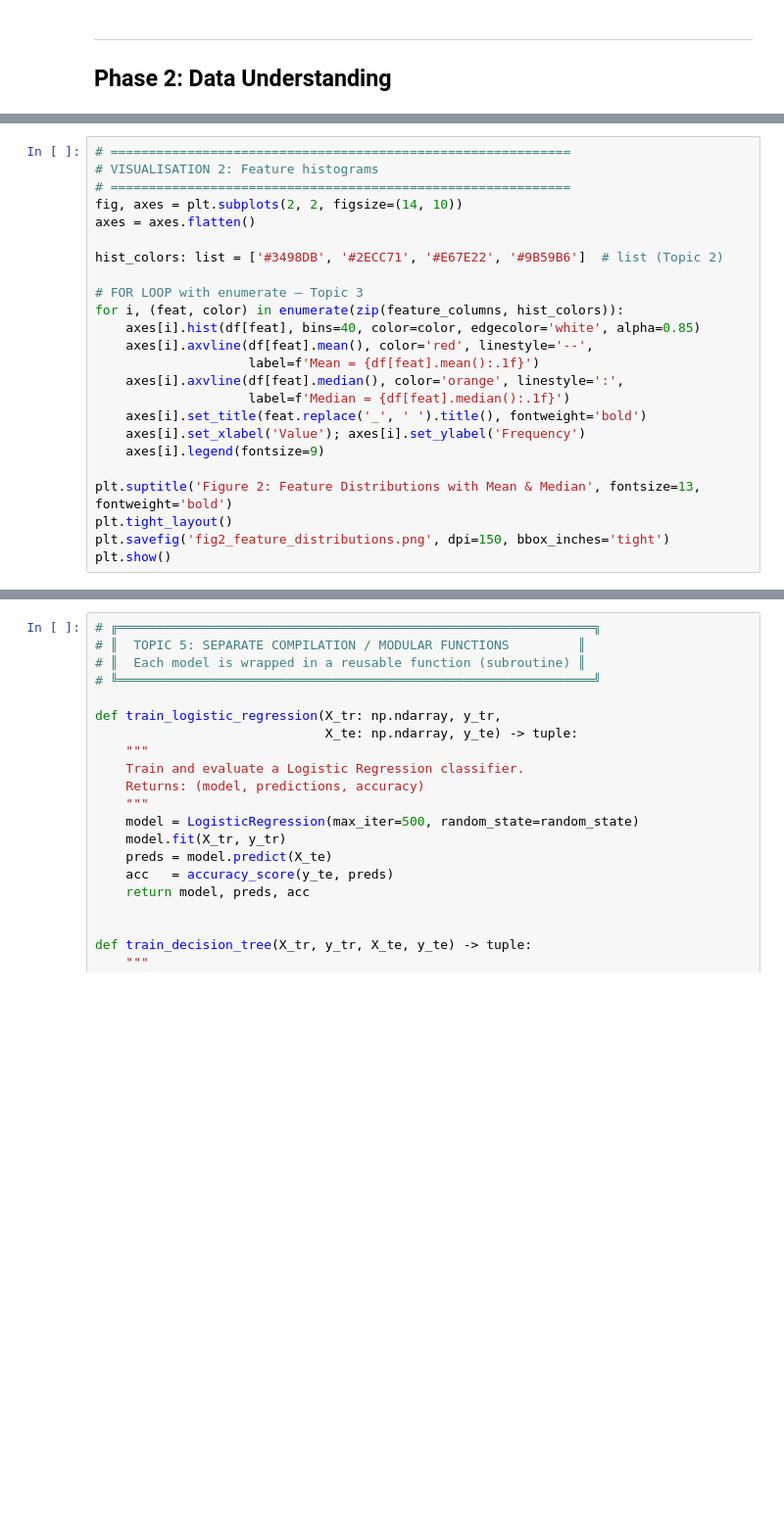
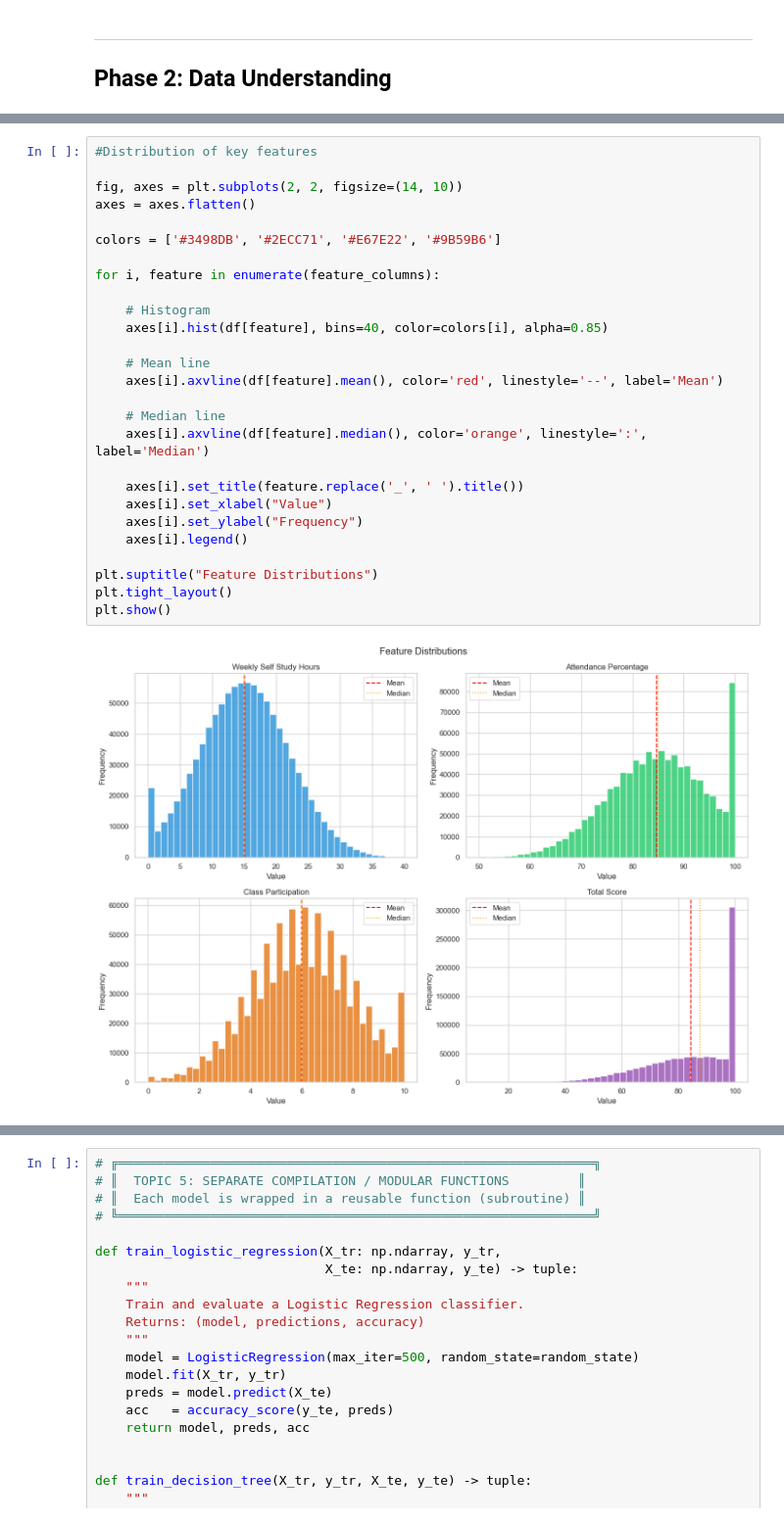
Before and after one commit to JoshuaKiluu/Score-Sense, a Jupyter notebook: student_grade_prediction.ipynb, the cells around one changed output, grey strips where cells are left out. Shown at 98% size. Cells and saved outputs as stored; diff of their text form; blank space fills up the shorter version.

```diff
--- a/student_grade_prediction.ipynb
+++ b/student_grade_prediction.ipynb
@@ -261,25 +284,30 @@ plt.show()
 # %%
-# ============================================================
-# VISUALISATION 2: Feature histograms
-# ============================================================
+#Distribution of key features
+
 fig, axes = plt.subplots(2, 2, figsize=(14, 10))
 axes = axes.flatten()
 
-hist_colors: list = ['#3498DB', '#2ECC71', '#E67E22', '#9B59B6']  # list (Topic 2)
+colors = ['#3498DB', '#2ECC71', '#E67E22', '#9B59B6']
 
-# FOR LOOP with enumerate – Topic 3
-for i, (feat, color) in enumerate(zip(feature_columns, hist_colors)):
-    axes[i].hist(df[feat], bins=40, color=color, edgecolor='white', alpha=0.85)
-    axes[i].axvline(df[feat].mean(), color='red', linestyle='--',
-                    label=f'Mean = {df[feat].mean():.1f}')
-    axes[i].axvline(df[feat].median(), color='orange', linestyle=':',
-                    label=f'Median = {df[feat].median():.1f}')
-    axes[i].set_title(feat.replace('_', ' ').title(), fontweight='bold')
-    axes[i].set_xlabel('Value'); axes[i].set_ylabel('Frequency')
-    axes[i].legend(fontsize=9)
+for i, feature in enumerate(feature_columns):
 
-plt.suptitle('Figure 2: Feature Distributions with Mean & Median', fontsize=13, fontweight='bold')
+    # Histogram
+    axes[i].hist(df[feature], bins=40, color=colors[i], alpha=0.85)
+
+    # Mean line
+    axes[i].axvline(df[feature].mean(), color='red', linestyle='--', label='Mean')
+
+    # Median line
+    axes[i].axvline(df[feature].median(), color='orange', linestyle=':', label='Median')
+
+    axes[i].set_title(feature.replace('_', ' ').title())
+    axes[i].set_xlabel("Value")
+    axes[i].set_ylabel("Frequency")
+    axes[i].legend()
+
+plt.suptitle("Feature Distributions")
 plt.tight_layout()
-plt.savefig('fig2_feature_distributions.png', dpi=150, bbox_inches='tight')
 plt.show()
+# %% [output]
+[figure, added]
 # %%
```
Also changed, not shown: parts of 26 cells of this notebook.
